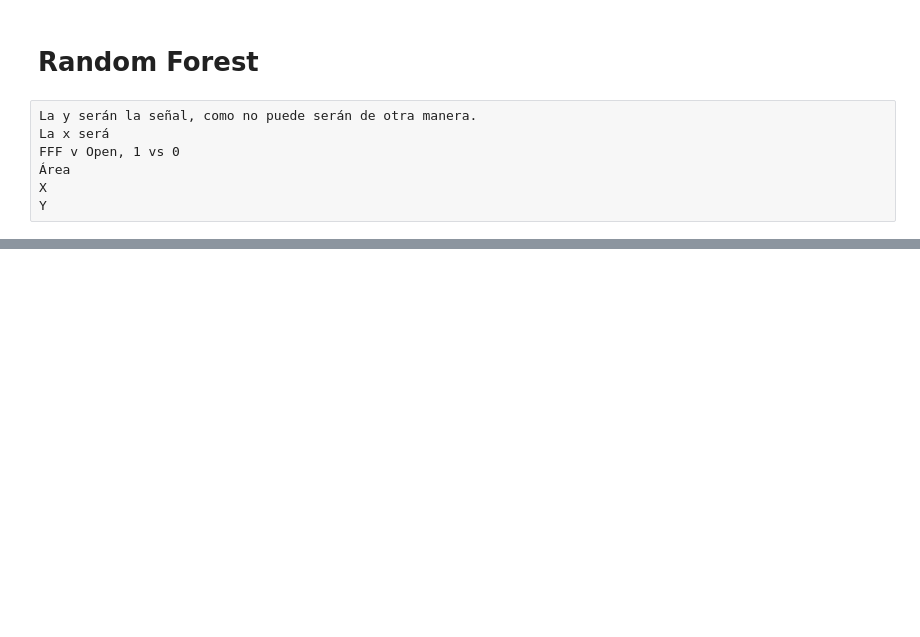
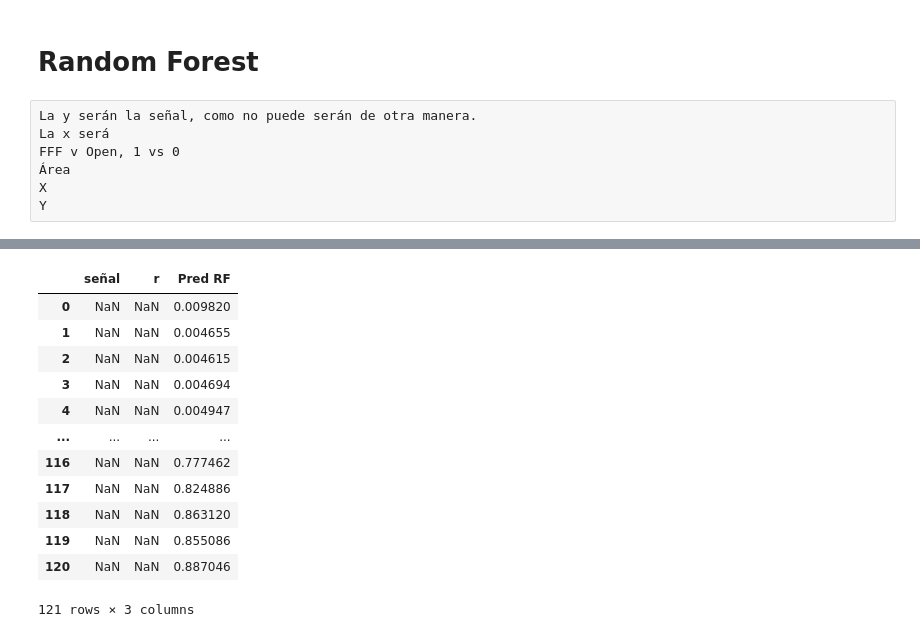
Before and after one commit to adelgadof/TFM, a Jupyter notebook: DosisenAire/DosisenAire/First Tries RF.ipynb, the cells around one changed output, grey strips where cells are left out. Saved outputs shown, nothing was run; the diff lists cells and outputs as text; code cells hidden in the pictures; blank space fills up the shorter version.

```diff
--- a/DosisenAire/DosisenAire/First Tries RF.ipynb
+++ b/DosisenAire/DosisenAire/First Tries RF.ipynb
@@ -326,2 +314,7 @@ testrep.sort_values(['Area', 'r']).set_index('r').iloc[:,:-1].plot()
 # %% [output]
 [interactive output not drawn]
+# %%
+testrep = pd.DataFrame(y[242:121*2])
+testrep['r'] = x['r'][242:121*2]
+testrep['Pred RF'] = RF.predict(x[242:121*3])
+testrep.sort_values('r').set_index('r').plot()
@@ -327,0 +323,16 @@ testrep.sort_values(['Area', 'r']).set_index('r').iloc[:,:-1].plot()
+# %%
+testrep
+# %% [output]
+|  | señal | r | Pred RF |
+| 0 | NaN | NaN | 0.009820 |
+| 1 | NaN | NaN | 0.004655 |
+| 2 | NaN | NaN | 0.004615 |
+| 3 | NaN | NaN | 0.004694 |
+| 4 | NaN | NaN | 0.004947 |
+| ... | ... | ... | ... |
+| 116 | NaN | NaN | 0.777462 |
+| 117 | NaN | NaN | 0.824886 |
+| 118 | NaN | NaN | 0.863120 |
+| 119 | NaN | NaN | 0.855086 |
+| 120 | NaN | NaN | 0.887046 |
+121 rows × 3 columns
```
Also changed, not shown: parts of 8 cells of this notebook.
